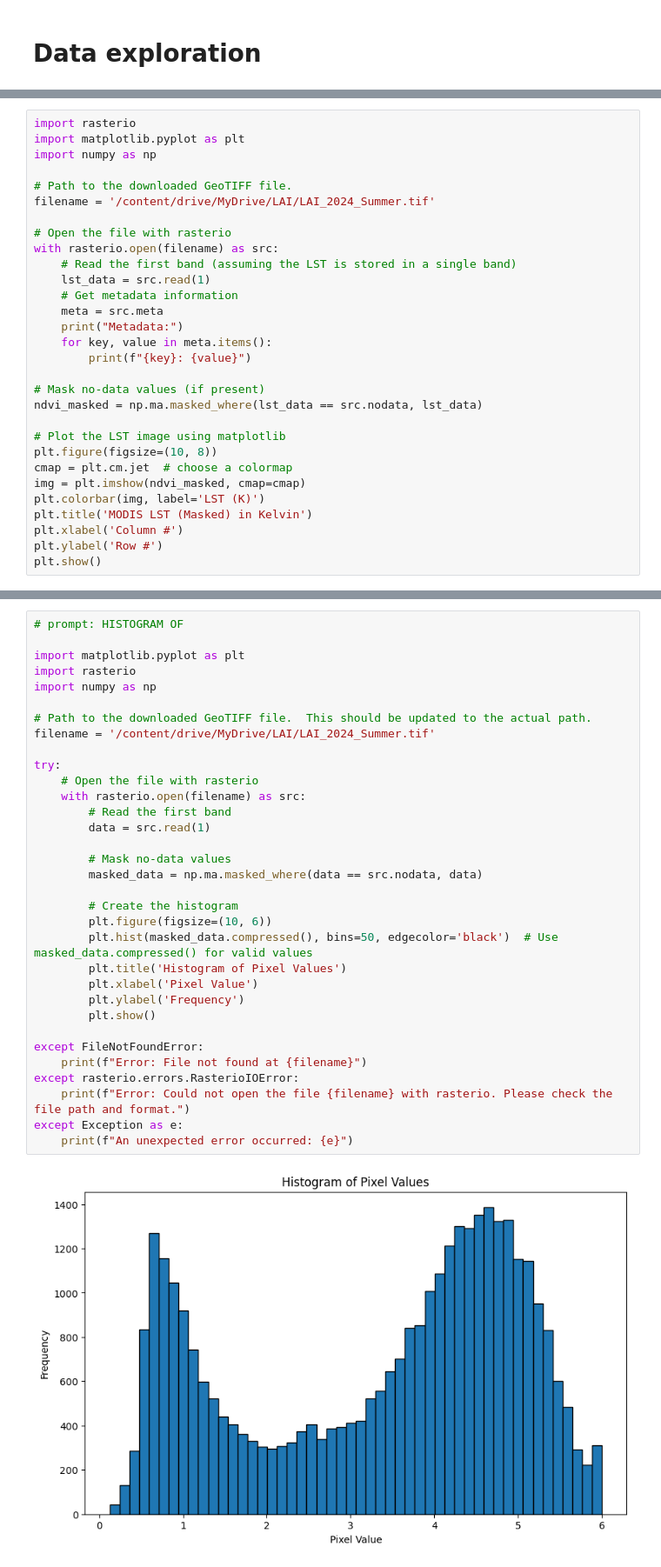
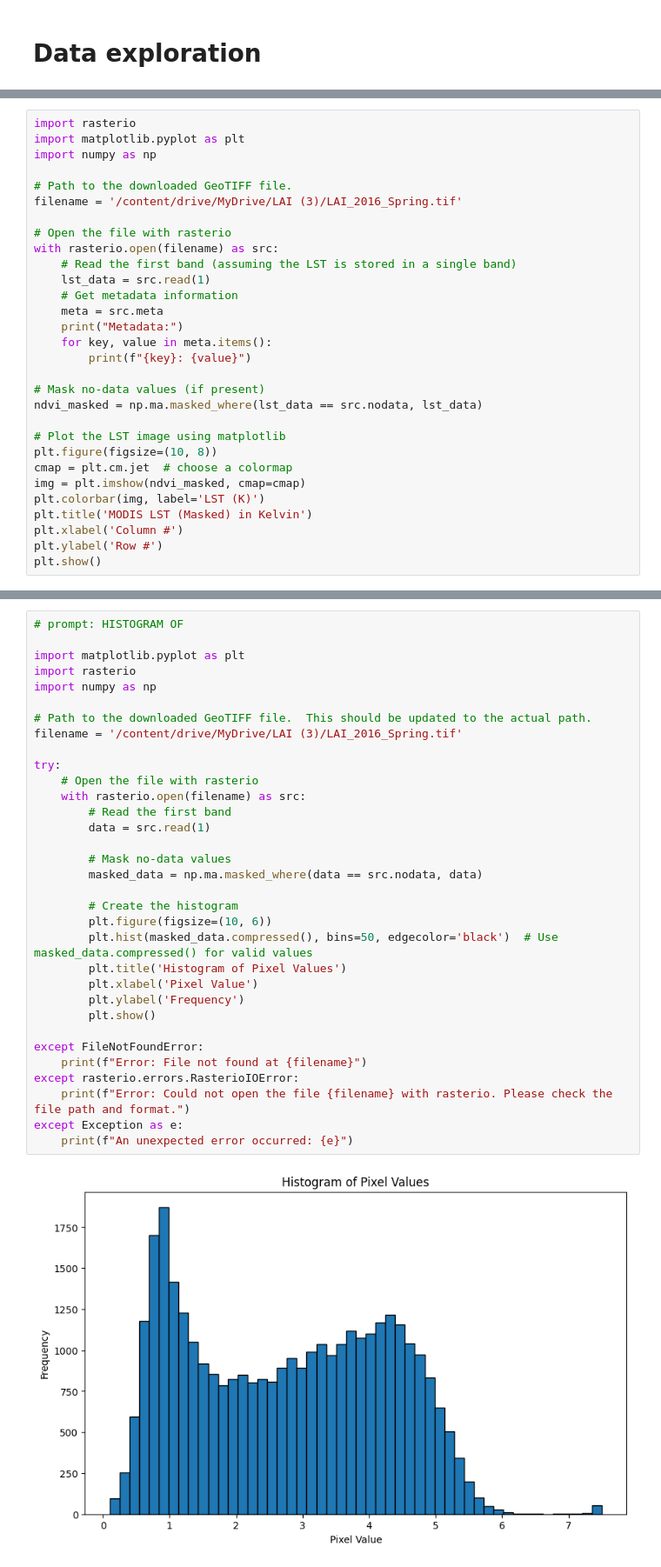
Before and after one commit to melkatewabe10/Machine-learning_LST-Estimation-, a Jupyter notebook: LAI.ipynb, the cells around one changed output, grey strips where cells are left out. Shown at 87% size. Saved outputs shown, nothing was run; the diff lists cells and outputs as text.

```diff
--- a/LAI.ipynb
+++ b/LAI.ipynb
@@ -103,7 +141,7 @@ import matplotlib.pyplot as plt
 import numpy as np
 
 # Path to the downloaded GeoTIFF file.
-filename = '/content/drive/MyDrive/LAI/LAI_2024_Summer.tif'
+filename = '/content/drive/MyDrive/LAI (3)/LAI_2016_Spring.tif'
 
 # Open the file with rasterio
 with rasterio.open(filename) as src:
@@ -146,32 +184,32 @@ transform: | 1000.00, 0.00, 118000.00|
 import matplotlib.pyplot as plt
 import rasterio
 import numpy as np
 
 # Path to the downloaded GeoTIFF file.  This should be updated to the actual path.
-filename = '/content/drive/MyDrive/LAI/LAI_2024_Summer.tif'
+filename = '/content/drive/MyDrive/LAI (3)/LAI_2016_Spring.tif'
 
 try:
     # Open the file with rasterio
     with rasterio.open(filename) as src:
         # Read the first band
         data = src.read(1)
 
         # Mask no-data values
         masked_data = np.ma.masked_where(data == src.nodata, data)
 
         # Create the histogram
         plt.figure(figsize=(10, 6))
         plt.hist(masked_data.compressed(), bins=50, edgecolor='black')  # Use masked_data.compressed() for valid values
         plt.title('Histogram of Pixel Values')
         plt.xlabel('Pixel Value')
         plt.ylabel('Frequency')
         plt.show()
 
 except FileNotFoundError:
     print(f"Error: File not found at {filename}")
 except rasterio.errors.RasterioIOError:
     print(f"Error: Could not open the file {filename} with rasterio. Please check the file path and format.")
 except Exception as e:
     print(f"An unexpected error occurred: {e}")
 # %% [output]
-[figure, old version]
+[figure, new version]
```
Also changed, not shown: parts of 3 cells of this notebook.
